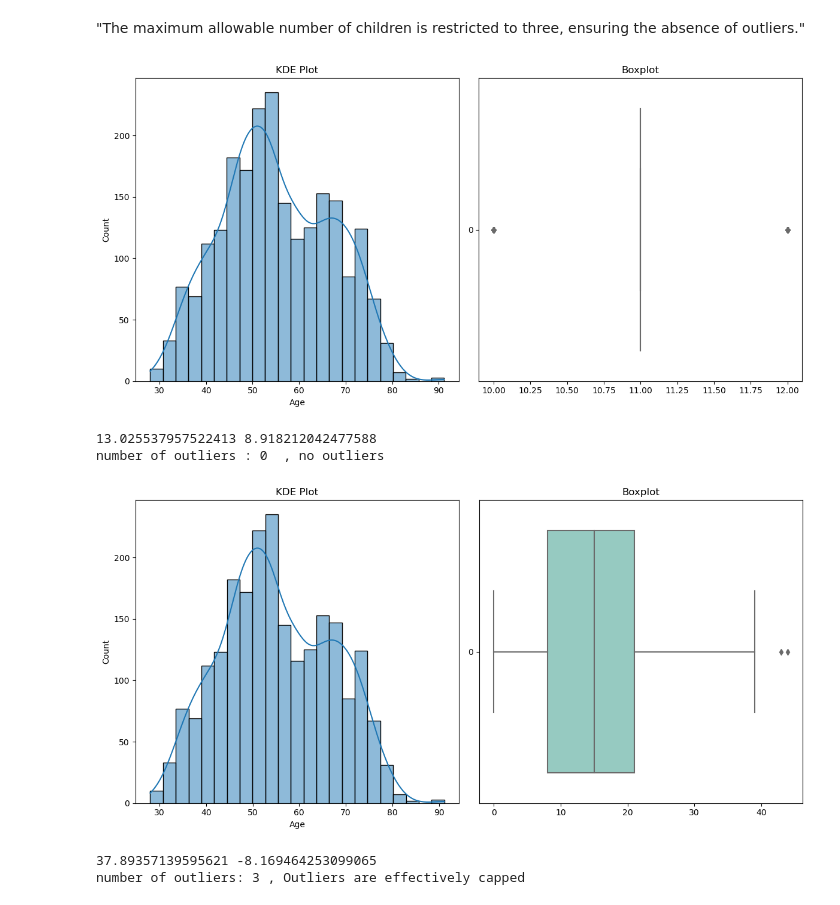
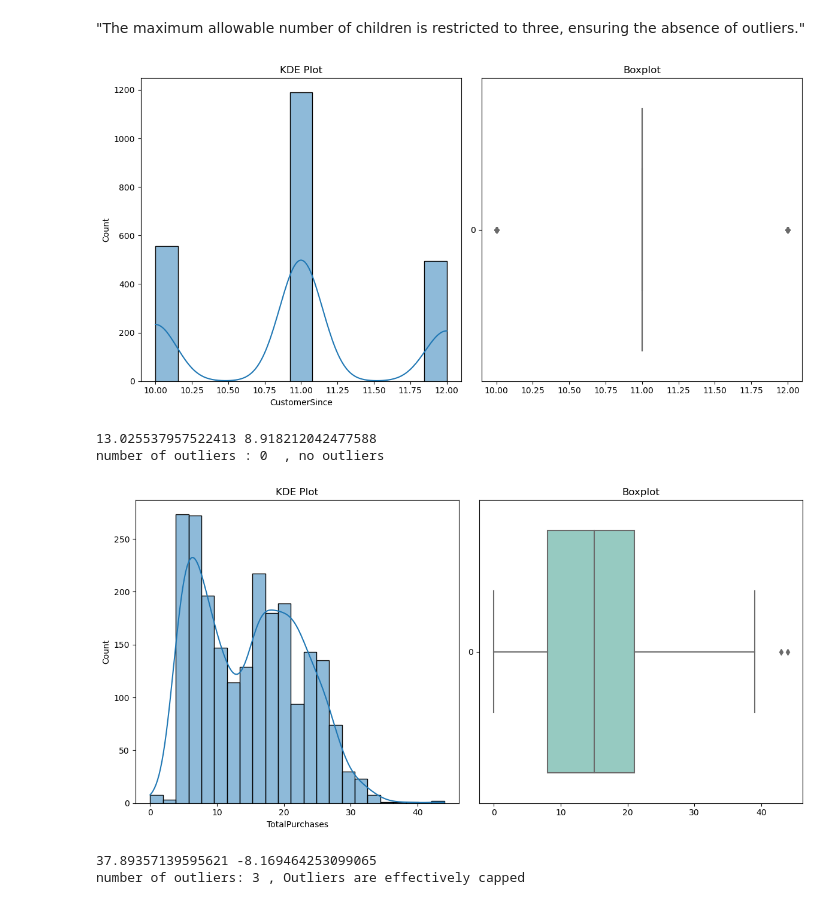
Before and after one commit to OPCODE-Open-Spring-Fest/hidden-consumer-patterns, a Jupyter notebook: notebook.ipynb, the cells around one changed output. Saved outputs shown, nothing was run; the diff lists cells and outputs as text; code cells hidden in the pictures.

```diff
--- a/notebook.ipynb
+++ b/notebook.ipynb
@@ -321,3 +337,5 @@ data['Is_Parent'] = np.where(data['Children'] > 0, 1, 0)
+# %%
+data  = data.drop(columns = {'Z_CC', 'Z_R'})
 # %% [markdown]
 New DataFrame Overview:
 # %%
@@ -423,14 +441,14 @@ Name: count, dtype: int64
 "The maximum allowable number of children is restricted to three, ensuring the absence of outliers."
 # %%
 fig, axes = plt.subplots(1,2, figsize=(12, 6))
-sns.histplot(data=data['Age'], ax=axes[0] , kde = True)
+sns.histplot(data=data['CustomerSince'], ax=axes[0] , kde = True)
 axes[0].set_title('KDE Plot')
 sns.boxplot(data=data['CustomerSince'], ax=axes[1] ,orient ='h',palette = 'Set3')
 axes[1].set_title('Boxplot')
 plt.tight_layout()
 plt.show()
 # %% [output]
-[figure, old version]
+[figure, new version]
 # %%
 upper_limit = data['CustomerSince'].mean() + 3*data['CustomerSince'].std()
 lower_limit = data['CustomerSince'].mean() - 3*data['CustomerSince'].std()
@@ -444,14 +462,14 @@ print('number of outliers :' ,x.shape[0] ,' , no outliers')
 number of outliers : 0  , no outliers
 # %%
 fig, axes = plt.subplots(1,2, figsize=(12, 6))
-sns.histplot(data=data['Age'], ax=axes[0] , kde = True)
+sns.histplot(data=data['TotalPurchases'], ax=axes[0] , kde = True)
 axes[0].set_title('KDE Plot')
 sns.boxplot(data=data['TotalPurchases'], ax=axes[1] ,orient ='h',palette = 'Set3')
 axes[1].set_title('Boxplot')
 plt.tight_layout()
 plt.show()
 # %% [output]
-[figure, old version]
+[figure, new version]
 # %%
 upper_limit = data['TotalPurchases'].mean() + 3*data['TotalPurchases'].std()
 lower_limit = data['TotalPurchases'].mean() - 3*data['TotalPurchases'].std()
```
Also changed, not shown: parts of 10 cells of this notebook.
